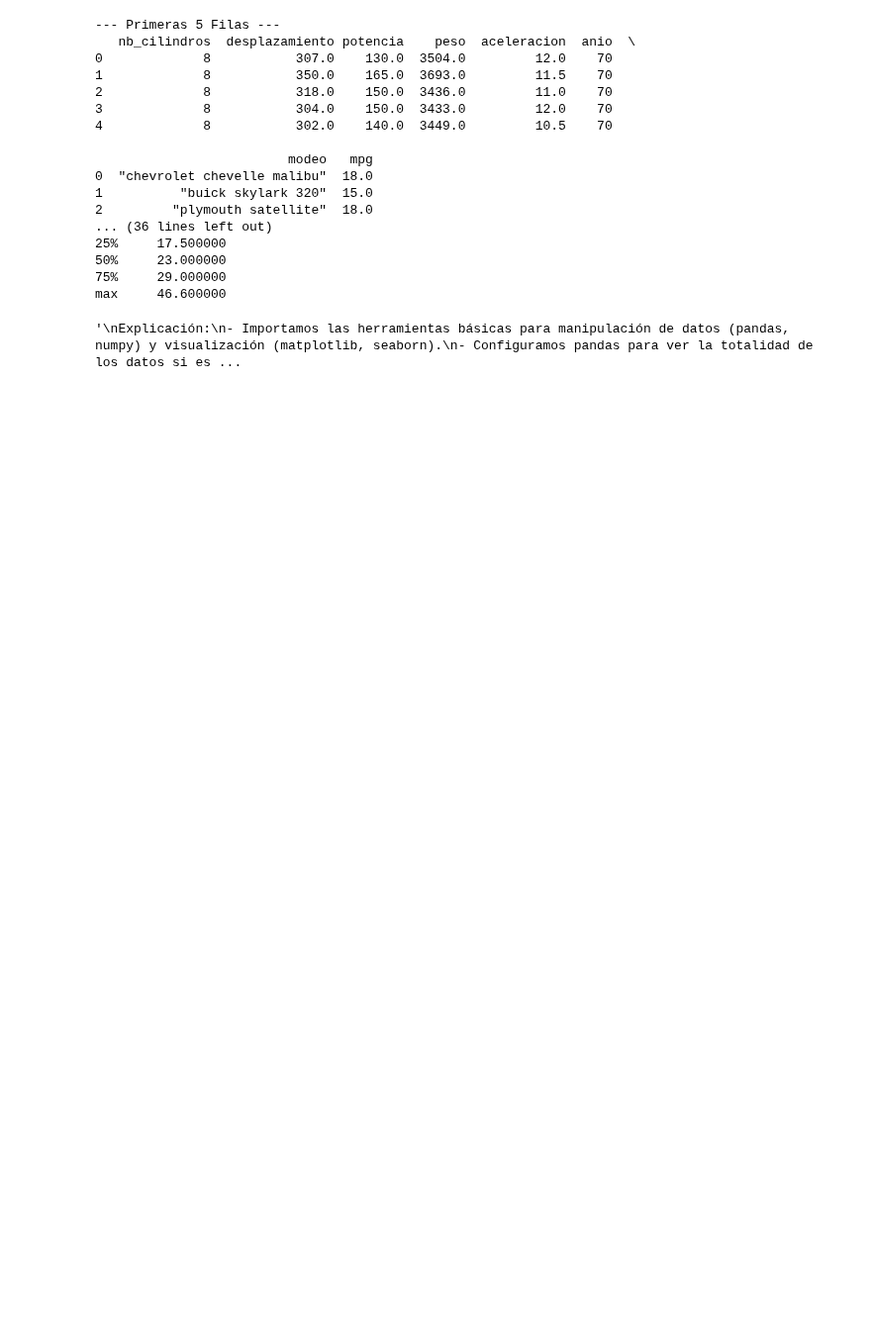
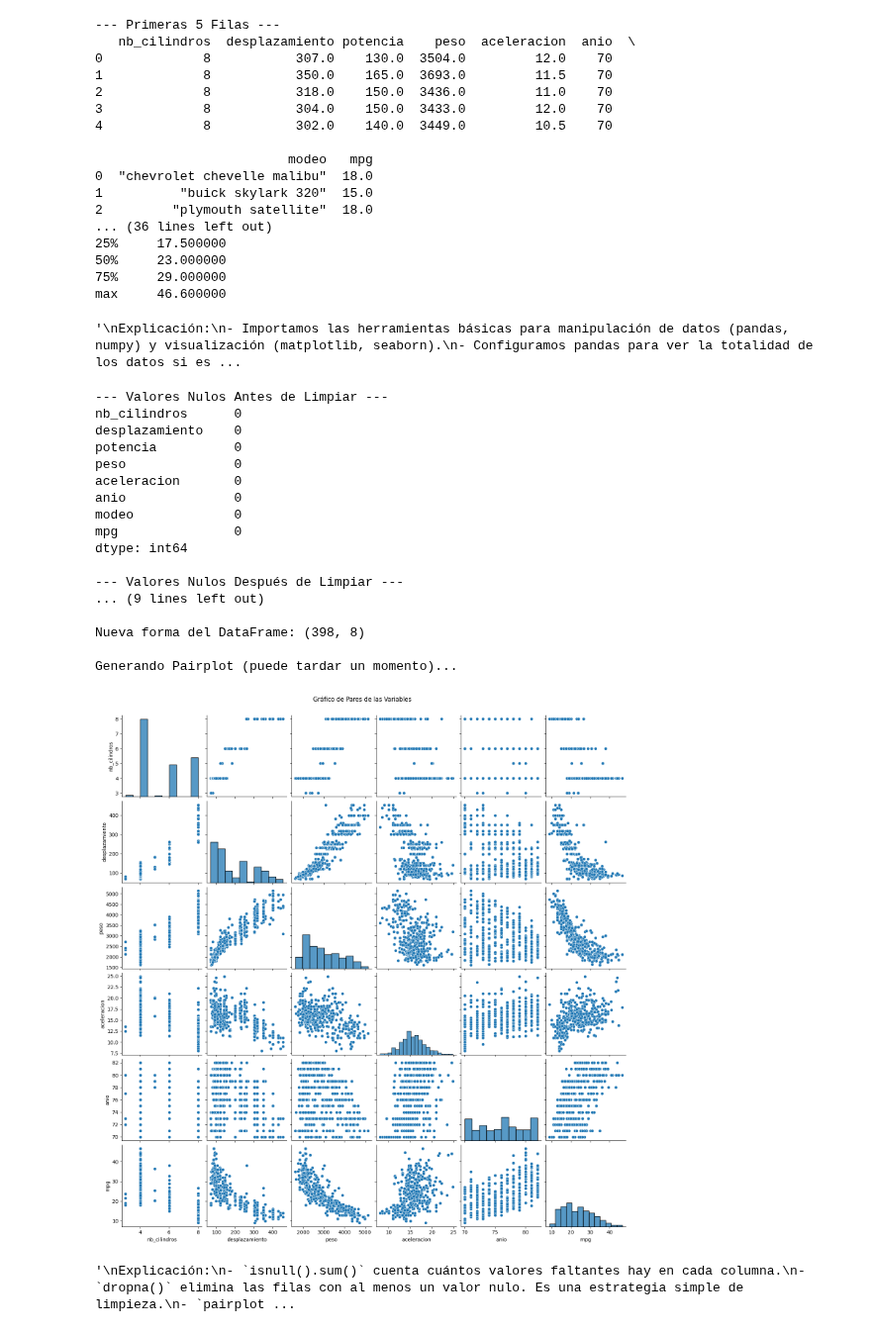
Before and after one commit to WSmithDR/espol-bootcamp-data_science, a Jupyter notebook: main.ipynb, the cells around one changed output. Shown at 99% size. Cells and saved outputs as stored; diff of their text form; code cells hidden in the pictures; blank space fills up the shorter version.

```diff
--- a/main.ipynb
+++ b/main.ipynb
@@ -48,3 +48,46 @@ Explicación:
 75%     29.000000
 max     46.600000
 '\nExplicación:\n- Importamos las herramientas básicas para manipulación de datos (pandas, numpy) y visualización (matplotlib, seaborn).\n- Configuramos pandas para ver la totalidad de los datos si es ...
+# %%
+# 1. Verificar valores nulos
+print("--- Valores Nulos Antes de Limpiar ---")
+print(df.isnull().sum())
+
+# 2. Eliminar filas con nulos
+df.dropna(inplace=True) # inplace=True modifica el DataFrame directamente
+print("\n--- Valores Nulos Después de Limpiar ---")
+print(df.isnull().sum())
+print(f"\nNueva forma del DataFrame: {df.shape}")
+
+# 3. Generar gráfico de pares
+print("\nGenerando Pairplot (puede tardar un momento)...")
+sns.pairplot(df)
+plt.suptitle('Gráfico de Pares de las Variables', y=1.02) # Título superior
+plt.show()
+
+"""
+Explicación:
+- `isnull().sum()` cuenta cuántos valores faltantes hay en cada columna.
+- `dropna()` elimina las filas con al menos un valor nulo. Es una estrategia simple de limpieza.
+- `pairplot` de seaborn crea una matriz de gráficos: histogramas en la diagonal (distribución de cada variable) y diagramas de dispersión fuera de la diagonal (relación entre pares de variables). Ayuda a identificar patrones visualmente.
+"""
+# %% [output]
+--- Valores Nulos Antes de Limpiar ---
+nb_cilindros      0
+desplazamiento    0
+potencia          0
+peso              0
+aceleracion       0
+anio              0
+modeo             0
+mpg               0
+dtype: int64
+
+--- Valores Nulos Después de Limpiar ---
+... (9 lines left out)
+
+Nueva forma del DataFrame: (398, 8)
+
+Generando Pairplot (puede tardar un momento)...
+[figure, added]
+'\nExplicación:\n- `isnull().sum()` cuenta cuántos valores faltantes hay en cada columna.\n- `dropna()` elimina las filas con al menos un valor nulo. Es una estrategia simple de limpieza.\n- `pairplot ...
```
